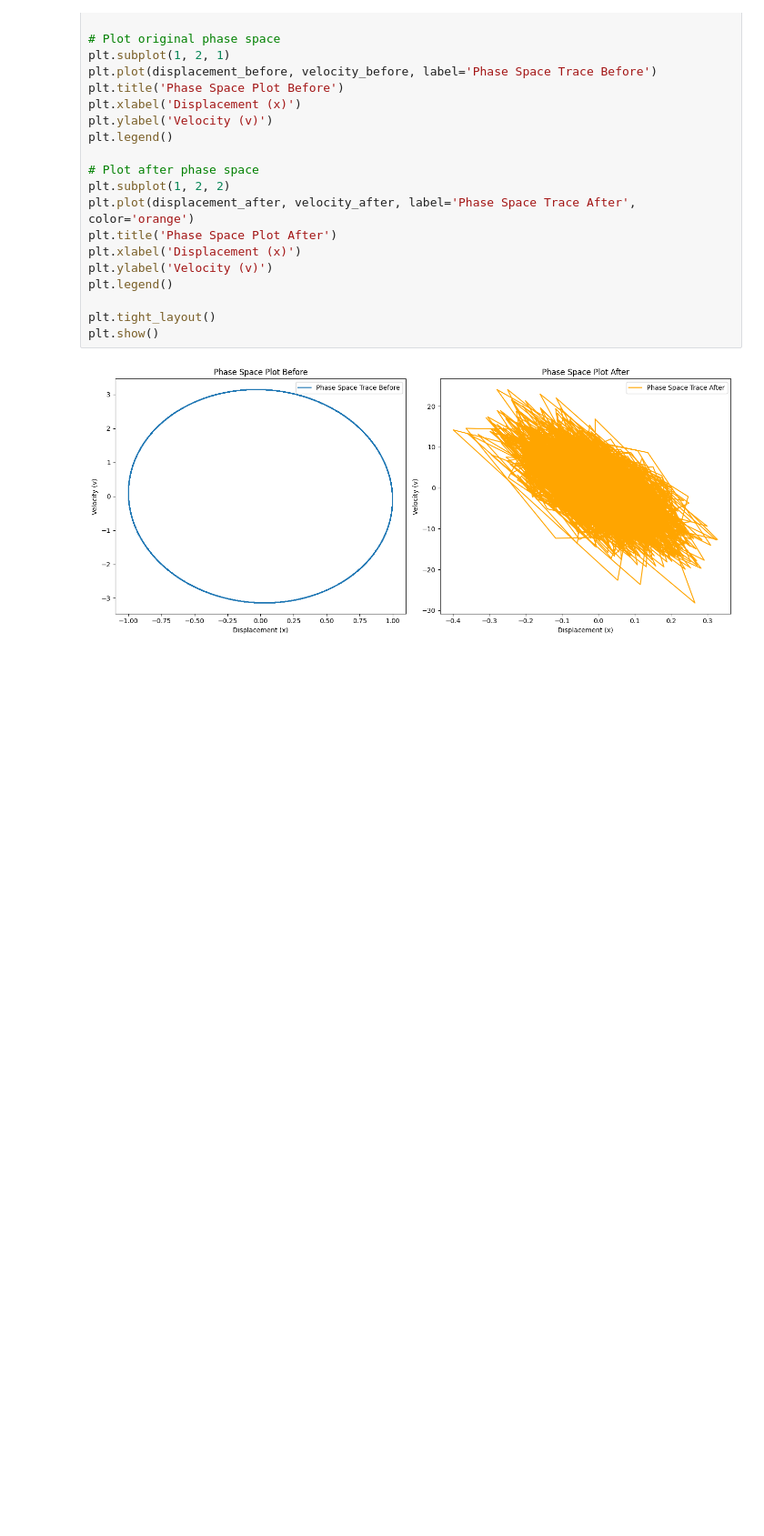
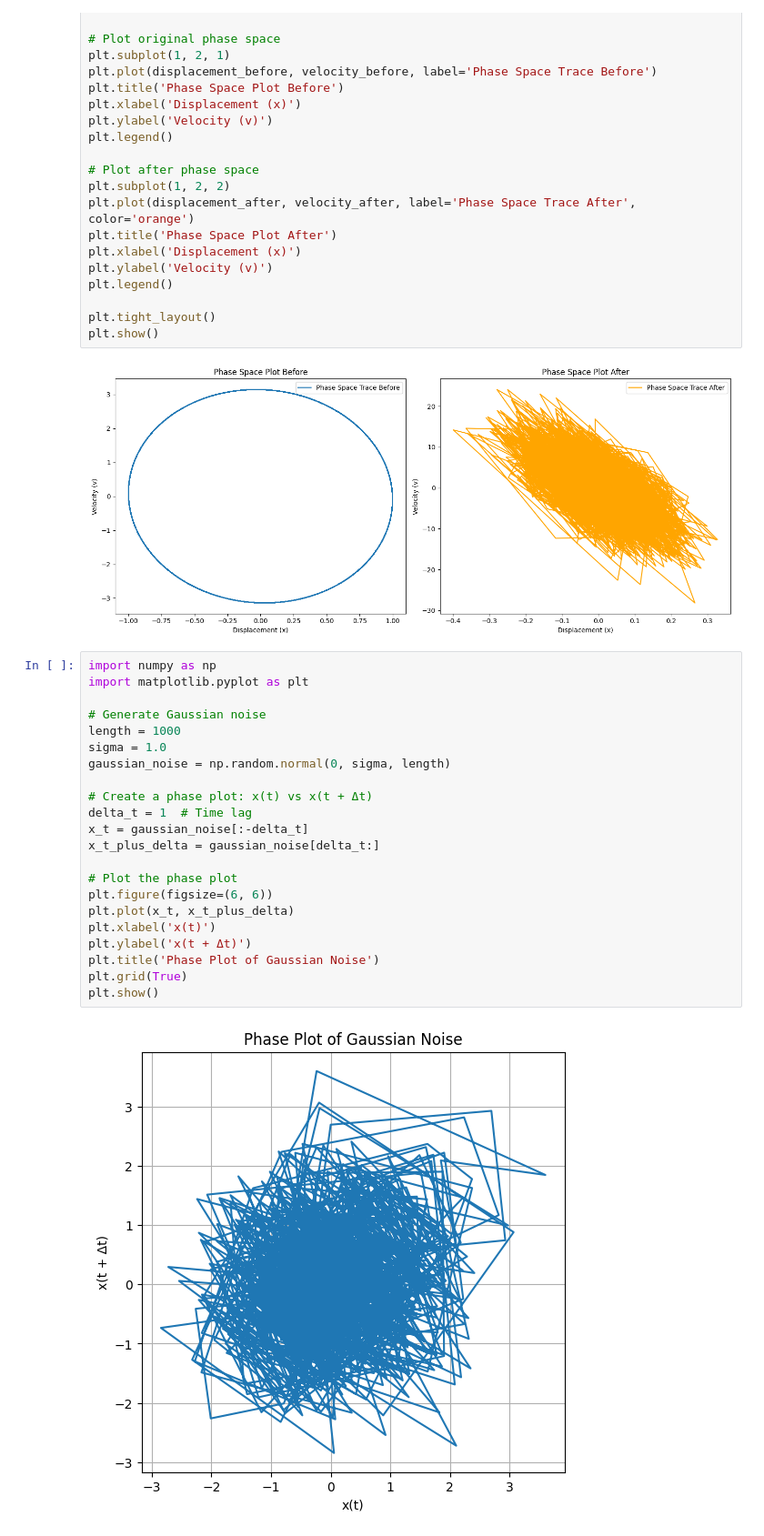
Before and after one commit to mariarv/SE_DA_FPM, a Jupyter notebook: scripts/Varioous.ipynb, the cells around one changed output. Shown: that part at 91% size. Cells and saved outputs as stored; diff of their text form; blank space fills up the shorter version.

```diff
--- a/scripts/Varioous.ipynb
+++ b/scripts/Varioous.ipynb
@@ -203,3 +228,27 @@ plt.tight_layout()
 plt.show()
 # %% [output]
 [figure]
+# %%
+import numpy as np
+import matplotlib.pyplot as plt
+
+# Generate Gaussian noise
+length = 1000
+sigma = 1.0
+gaussian_noise = np.random.normal(0, sigma, length)
+
+# Create a phase plot: x(t) vs x(t + Δt)
+delta_t = 1  # Time lag
+x_t = gaussian_noise[:-delta_t]
+x_t_plus_delta = gaussian_noise[delta_t:]
+
+# Plot the phase plot
+plt.figure(figsize=(6, 6))
+plt.plot(x_t, x_t_plus_delta)
+plt.xlabel('x(t)')
+plt.ylabel('x(t + Δt)')
+plt.title('Phase Plot of Gaussian Noise')
+plt.grid(True)
+plt.show()
+# %% [output]
+[figure, added]
```
Also changed, not shown: parts of 3 cells of this notebook, 8 other files.
